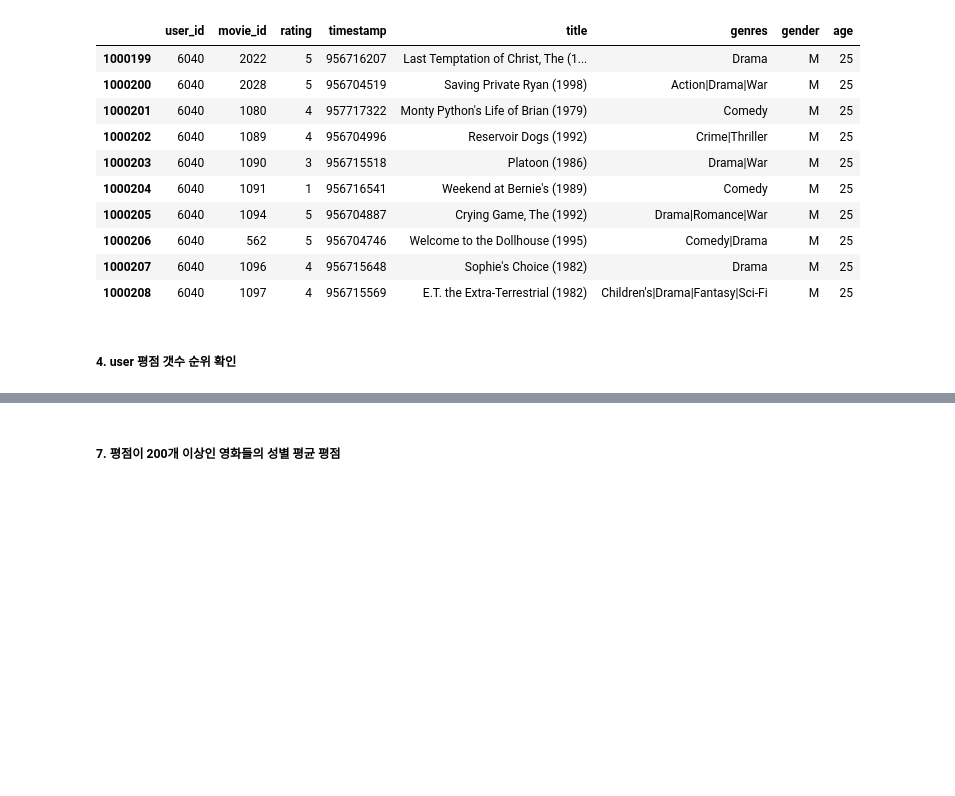
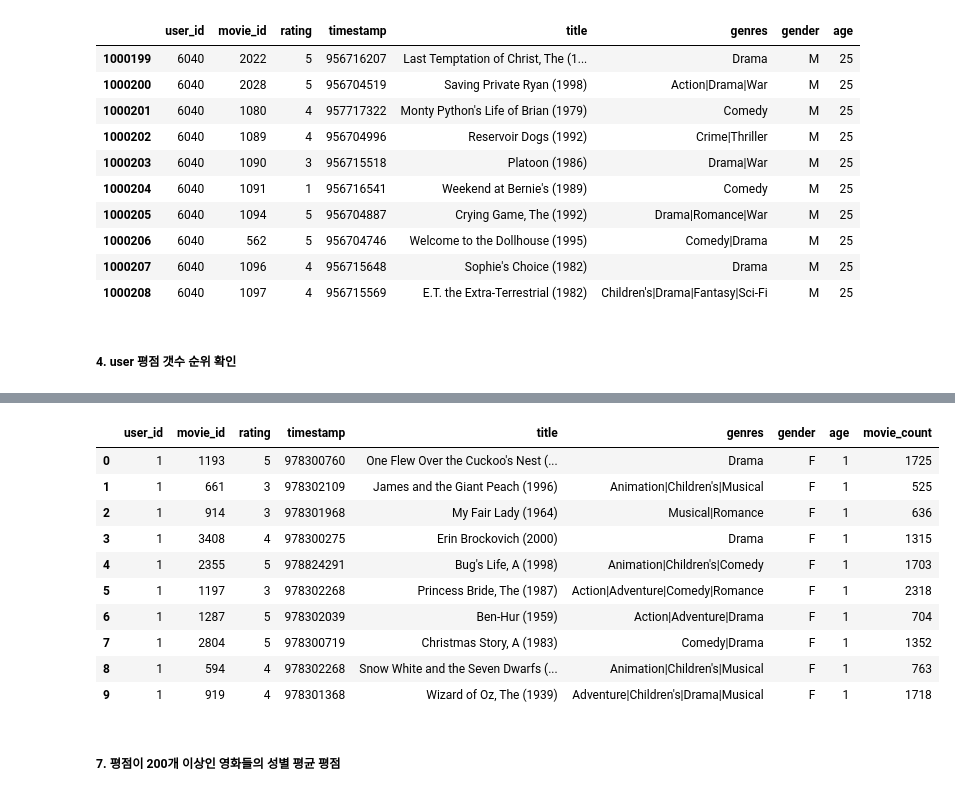
Before and after one commit to un300/Oracle, a Jupyter notebook: 03_Python/04_Numpy_Pandas/10_Numpy & Pandas 실습_(3).ipynb, the cells around one changed output, grey strips where cells are left out. Cells and saved outputs as stored; diff of their text form; code cells hidden in the pictures; blank space fills up the shorter version.

```diff
--- a/03_Python/04_Numpy_Pandas/10_Numpy & Pandas 실습_(3).ipynb
+++ b/03_Python/04_Numpy_Pandas/10_Numpy & Pandas 실습_(3).ipynb
@@ -191,3 +222,26 @@ display(all_df2.head(10))
+# %%
+movie_count = all_df['title'].value_counts()
+movie_count_df = pd.DataFrame( { 'movie_count' : movie_count })
+movie_count_df.index.name = 'title'
+movie_count_df = movie_count_df.reset_index()
+
+all_df_cnt = pd.merge(all_df, movie_count_df, on='title', how='left')
+up220_df = all_df_cnt[ all_df_cnt['movie_count'] >= 220 ]
+
+# 평점수가 220개인 영화만 출력
+up220_df.head(10)
+# %% [output]
+|  | user_id | movie_id | rating | timestamp | title | genres | gender | age | movie_count |
+| 0 | 1 | 1193 | 5 | 978300760 | One Flew Over the Cuckoo's Nest (... | Drama | F | 1 | 1725 |
+| 1 | 1 | 661 | 3 | 978302109 | James and the Giant Peach (1996) | Animation|Children's|Musical | F | 1 | 525 |
+| 2 | 1 | 914 | 3 | 978301968 | My Fair Lady (1964) | Musical|Romance | F | 1 | 636 |
+| 3 | 1 | 3408 | 4 | 978300275 | Erin Brockovich (2000) | Drama | F | 1 | 1315 |
+| 4 | 1 | 2355 | 5 | 978824291 | Bug's Life, A (1998) | Animation|Children's|Comedy | F | 1 | 1703 |
+| 5 | 1 | 1197 | 3 | 978302268 | Princess Bride, The (1987) | Action|Adventure|Comedy|Romance | F | 1 | 2318 |
+| 6 | 1 | 1287 | 5 | 978302039 | Ben-Hur (1959) | Action|Adventure|Drama | F | 1 | 704 |
+| 7 | 1 | 2804 | 5 | 978300719 | Christmas Story, A (1983) | Comedy|Drama | F | 1 | 1352 |
+| 8 | 1 | 594 | 4 | 978302268 | Snow White and the Seven Dwarfs (... | Animation|Children's|Musical | F | 1 | 763 |
+| 9 | 1 | 919 | 4 | 978301368 | Wizard of Oz, The (1939) | Adventure|Children's|Drama|Musical | F | 1 | 1718 |
 # %% [markdown]
 ##### 7. 평점이 200개 이상인 영화들의 성별 평균 평점
 # %%
```
Also changed, not shown: parts of 9 cells of this notebook, 3 other files.
